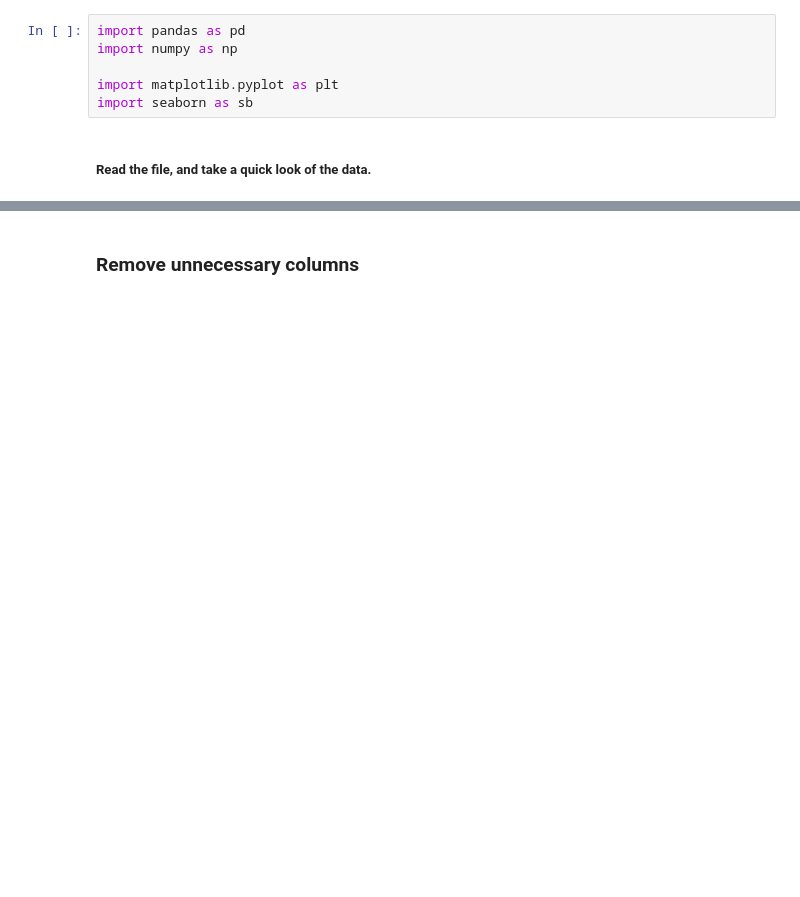
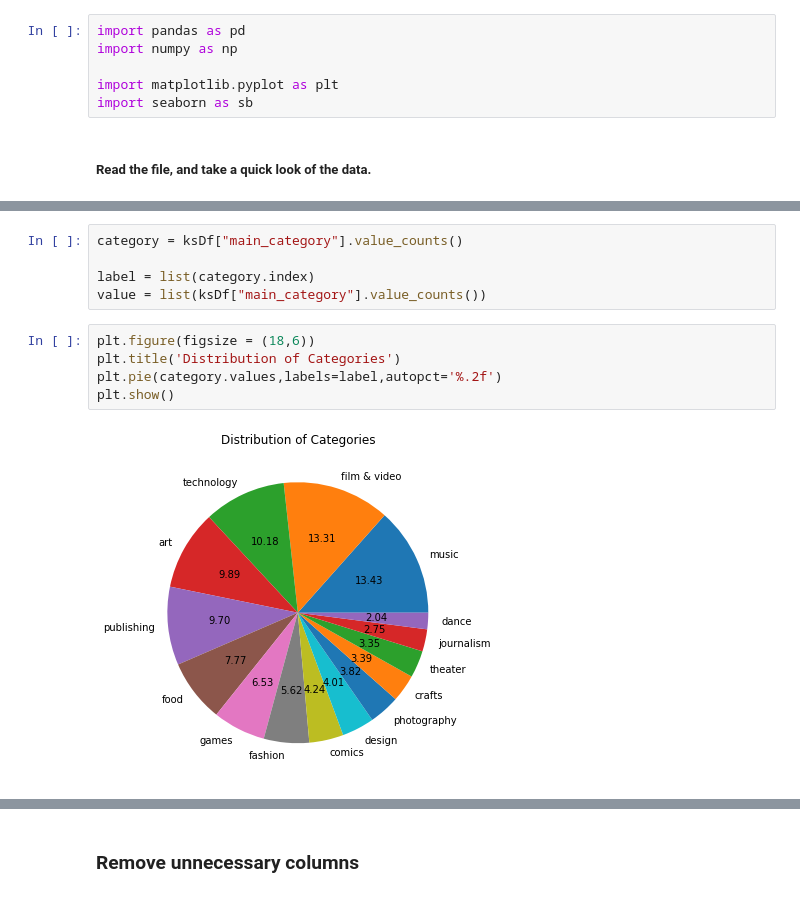
Before and after one commit to stvnc/JCDS07_FinalProject_VincentAngelo, a Jupyter notebook: FinalProjectKickstarter.ipynb, the cells around one changed output, grey strips where cells are left out. Drawn from its saved outputs; the diff is of its cells as text; blank space fills up the shorter version.

```diff
--- a/FinalProjectKickstarter.ipynb
+++ b/FinalProjectKickstarter.ipynb
@@ -517,0 +144,12 @@ plt.ylim(-0.5, 25)
+# %%
+category = ksDf["main_category"].value_counts()
+
+label = list(category.index)
+value = list(ksDf["main_category"].value_counts())
+# %%
+plt.figure(figsize = (18,6))
+plt.title('Distribution of Categories')
+plt.pie(category.values,labels=label,autopct='%.2f')
+plt.show()
+# %% [output]
+[figure, added]
```
Also changed, not shown: parts of 88 cells of this notebook, 9 other files.
